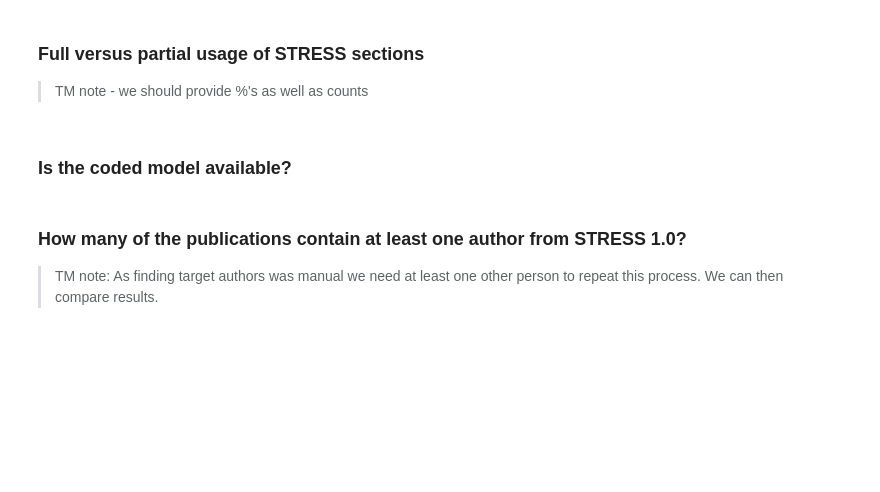
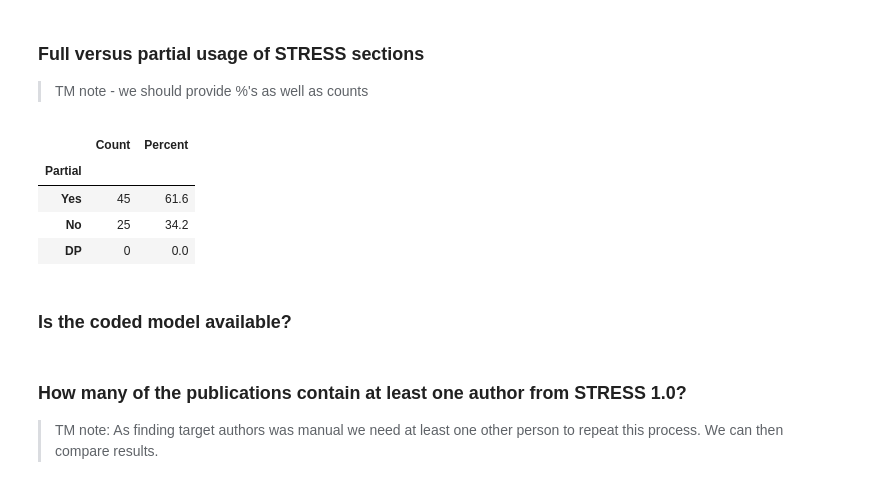
Before and after one commit to pythonhealthdatascience/stress_update, a Jupyter notebook: quarto_site/03_results/03_analysis.ipynb, the cells around one changed output. Saved outputs shown, nothing was run; the diff lists cells and outputs as text; code cells hidden in the pictures; blank space fills up the shorter version.

Commit message:
chore(analysis): partial use freq to func

```diff
--- a/quarto_site/03_results/03_analysis.ipynb
+++ b/quarto_site/03_results/03_analysis.ipynb
@@ -363,3 +361,27 @@ Partially_freq
+# %%
+def partial_use_of_stress(data: pd.DataFrame) -> pd.DataFrame:
+    '''
+    Tabularise the count and percentage of studies that made partial or full
+    use of STRESS guidelines in their paper.
+    '''
+    table = (
+        empirical_studies["partially"].value_counts()
+        .reset_index()
+        .rename(columns={"partially": "Partial", "count": "Count"})
+        .assign(Percent= lambda x: x['Count'] / len(data) * 100)
+        .set_index(["Partial"])
+    )
+
+    # Print the resulting DataFrame
+    return table
+# %%
+partial_use_of_stress(empirical_studies).round(1)
+# %% [output]
+|  | Count | Percent |
+| Partial |  |  |
+| Yes | 45 | 61.6 |
+| No | 25 | 34.2 |
+| DP | 0 | 0.0 |
 # %% [markdown]
 ### Is the coded model available?
 # %%
```
Also changed, not shown: parts of 3 cells of this notebook.
